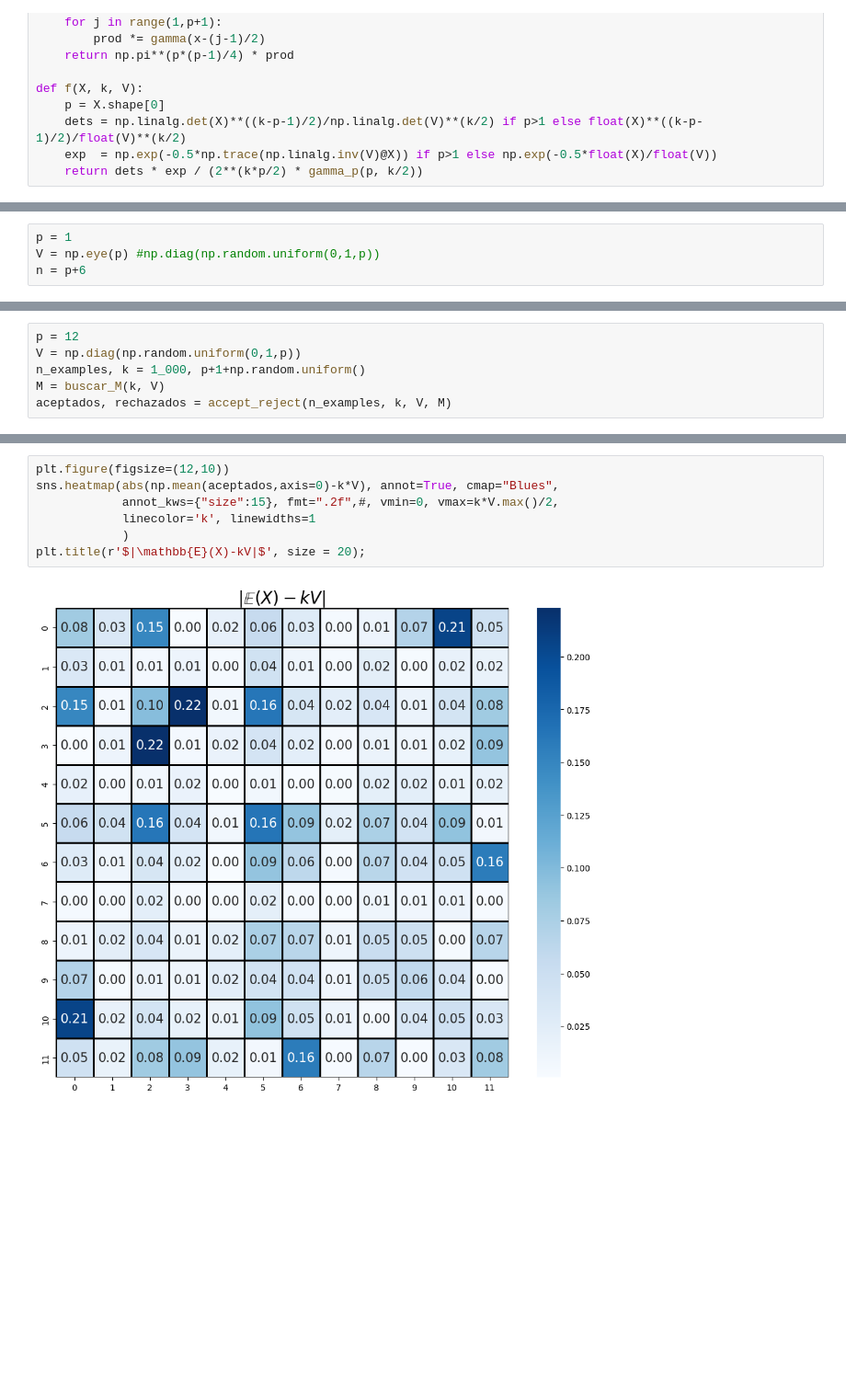
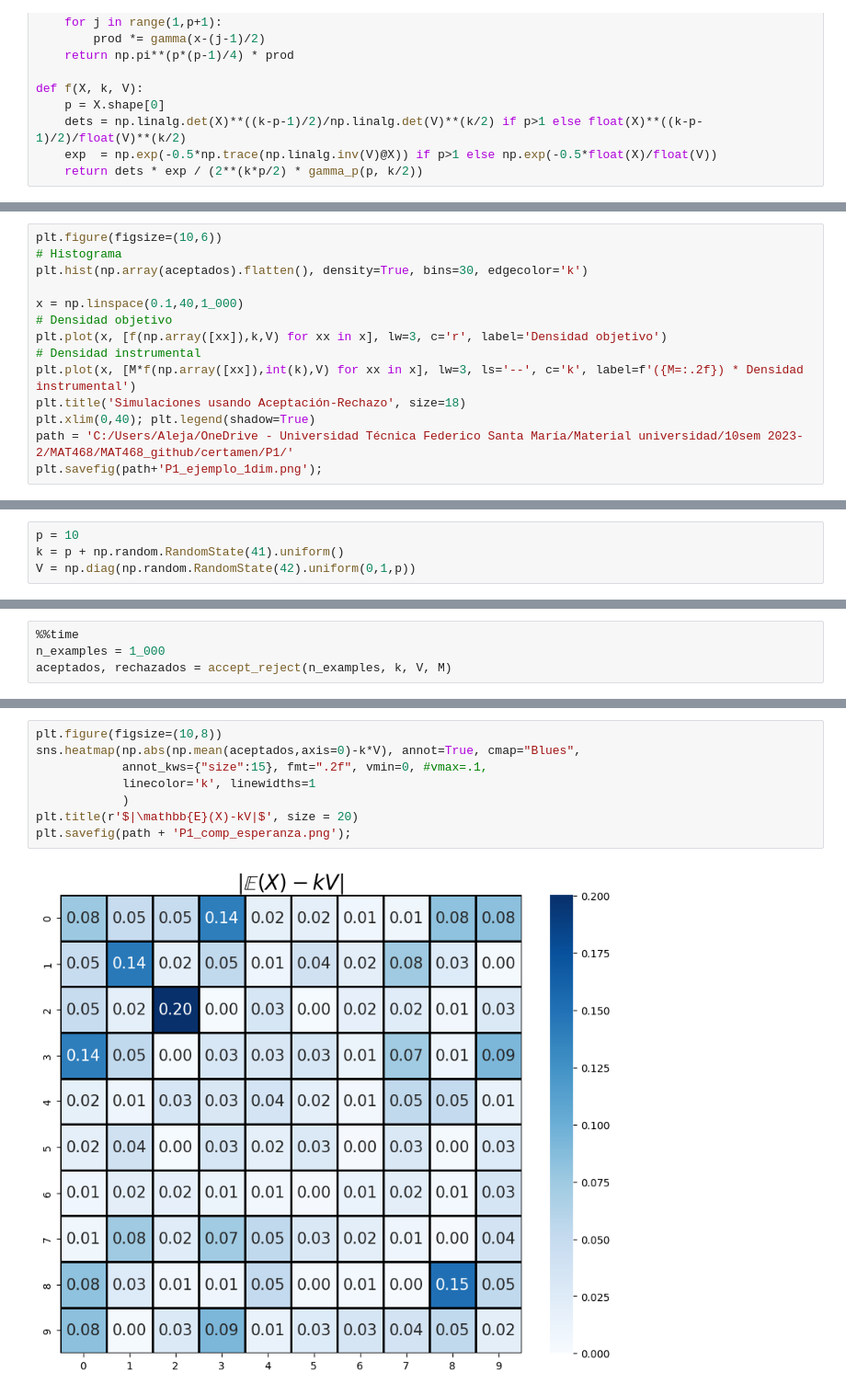
Before and after one commit to AlejandroVillazonG/MAT468, a Jupyter notebook: certamen/P1/p1.ipynb, the cells around one changed output, grey strips where cells are left out. Shown at 92% size. Saved outputs shown, nothing was run; the diff lists cells and outputs as text; blank space fills up the shorter version.

Commit message:
P1 resultados
Signed-off-by: AlejandroVillazonG <alejandro.villazon@usm.cl>

```diff
--- a/certamen/P1/p1.ipynb
+++ b/certamen/P1/p1.ipynb
@@ -37,0 +75,14 @@ def f(X, k, V):
+# %%
+plt.figure(figsize=(10,6))
+# Histograma
+plt.hist(np.array(aceptados).flatten(), density=True, bins=30, edgecolor='k')
+
+x = np.linspace(0.1,40,1_000)
+# Densidad objetivo
+plt.plot(x, [f(np.array([xx]),k,V) for xx in x], lw=3, c='r', label='Densidad objetivo')
+# Densidad instrumental
+plt.plot(x, [M*f(np.array([xx]),int(k),V) for xx in x], lw=3, ls='--', c='k', label=f'({M=:.2f}) * Densidad instrumental')
+plt.title('Simulaciones usando Aceptación-Rechazo', size=18)
+plt.xlim(0,40); plt.legend(shadow=True)
+path = 'C:/Users/Aleja/OneDrive - Universidad Técnica Federico Santa María/Material universidad/10sem 2023-2/MAT468/MAT468_github/certamen/P1/'
+plt.savefig(path+'P1_ejemplo_1dim.png');
@@ -38,4 +113,4 @@ def f(X, k, V):
 # %%
-p = 1
-V = np.eye(p) #np.diag(np.random.uniform(0,1,p))
-n = p+6
+p = 10
+k = p + np.random.RandomState(41).uniform()
+V = np.diag(np.random.RandomState(42).uniform(0,1,p))
@@ -89,6 +126,0 @@ def accept_reject(n_examples, k, V, M):
-# %%
-p = 12
-V = np.diag(np.random.uniform(0,1,p))
-n_examples, k = 1_000, p+1+np.random.uniform()
-M = buscar_M(k, V)
-aceptados, rechazados = accept_reject(n_examples, k, V, M)
@@ -102,0 +131,4 @@ n_examples / (n_examples+rechazados)
+# %%
+%%time
+n_examples = 1_000
+aceptados, rechazados = accept_reject(n_examples, k, V, M)
@@ -103,9 +146,10 @@ n_examples / (n_examples+rechazados)
 # %%
-plt.figure(figsize=(12,10))
-sns.heatmap(abs(np.mean(aceptados,axis=0)-k*V), annot=True, cmap="Blues",
-            annot_kws={"size":15}, fmt=".2f",#, vmin=0, vmax=k*V.max()/2,
+plt.figure(figsize=(10,8))
+sns.heatmap(np.abs(np.mean(aceptados,axis=0)-k*V), annot=True, cmap="Blues",
+            annot_kws={"size":15}, fmt=".2f", vmin=0, #vmax=.1,
             linecolor='k', linewidths=1
             )
-plt.title(r'$|\mathbb{E}(X)-kV|$', size = 20);
+plt.title(r'$|\mathbb{E}(X)-kV|$', size = 20)
+plt.savefig(path + 'P1_comp_esperanza.png');
 # %% [output]
-[figure, old version]
+[figure, new version]
```
Also changed, not shown: parts of 39 cells of this notebook, 5 other files.
